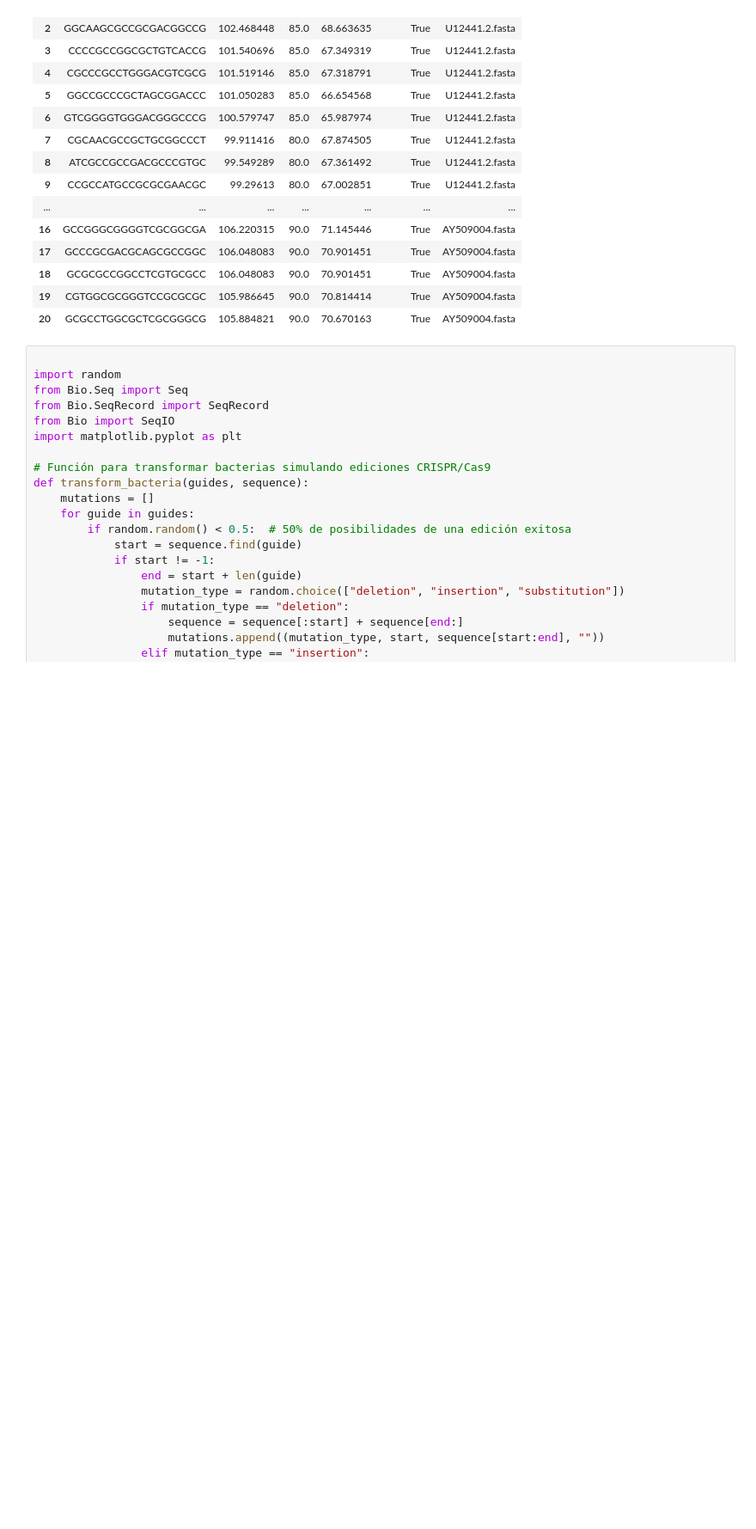
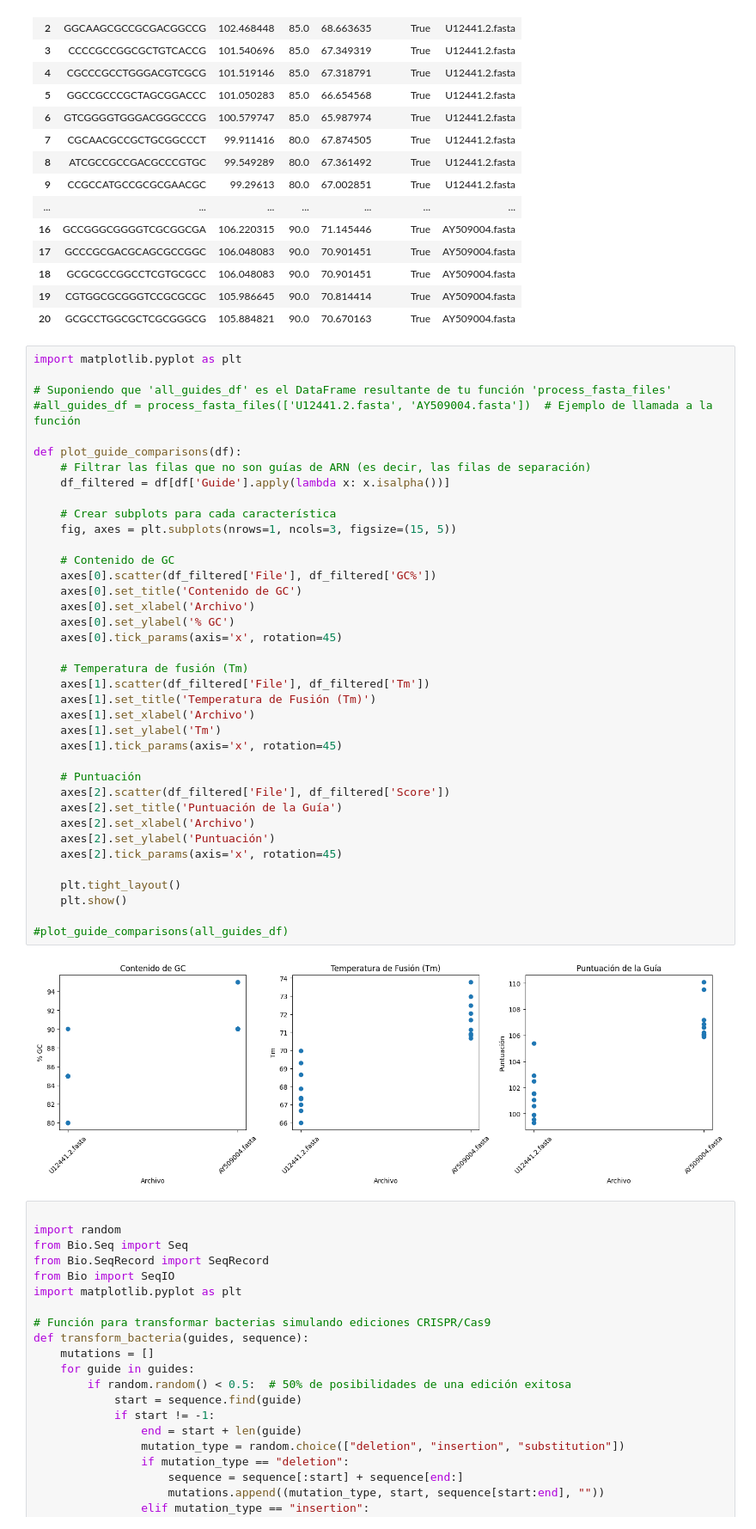
Before and after one commit to olishewanella/master, a Jupyter notebook: GuiasShewanella.ipynb, the cells around one changed output. Shown at 86% size. Cells and saved outputs as stored; diff of their text form; blank space fills up the shorter version.

```diff
--- a/GuiasShewanella.ipynb
+++ b/GuiasShewanella.ipynb
@@ -189,6 +189,46 @@ def process_fasta_files(file_list):
 | 18 | GCGCGCCGGCCTCGTGCGCC | 106.048083 | 90.0 | 70.901451 | True | AY509004.fasta |
 | 19 | CGTGGCGCGGGTCCGCGCGC | 105.986645 | 90.0 | 70.814414 | True | AY509004.fasta |
 | 20 | GCGCCTGGCGCTCGCGGGCG | 105.884821 | 90.0 | 70.670163 | True | AY509004.fasta |
+# %%
+import matplotlib.pyplot as plt
+
+# Suponiendo que 'all_guides_df' es el DataFrame resultante de tu función 'process_fasta_files'
+#all_guides_df = process_fasta_files(['U12441.2.fasta', 'AY509004.fasta'])  # Ejemplo de llamada a la función
+
+def plot_guide_comparisons(df):
+    # Filtrar las filas que no son guías de ARN (es decir, las filas de separación)
+    df_filtered = df[df['Guide'].apply(lambda x: x.isalpha())]
+
+    # Crear subplots para cada característica
+    fig, axes = plt.subplots(nrows=1, ncols=3, figsize=(15, 5))
+
+    # Contenido de GC
+    axes[0].scatter(df_filtered['File'], df_filtered['GC%'])
+    axes[0].set_title('Contenido de GC')
+    axes[0].set_xlabel('Archivo')
+    axes[0].set_ylabel('% GC')
+    axes[0].tick_params(axis='x', rotation=45)
+
+    # Temperatura de fusión (Tm)
+    axes[1].scatter(df_filtered['File'], df_filtered['Tm'])
+    axes[1].set_title('Temperatura de Fusión (Tm)')
+    axes[1].set_xlabel('Archivo')
+    axes[1].set_ylabel('Tm')
+    axes[1].tick_params(axis='x', rotation=45)
+
+    # Puntuación
+    axes[2].scatter(df_filtered['File'], df_filtered['Score'])
+    axes[2].set_title('Puntuación de la Guía')
+    axes[2].set_xlabel('Archivo')
+    axes[2].set_ylabel('Puntuación')
+    axes[2].tick_params(axis='x', rotation=45)
+
+    plt.tight_layout()
+    plt.show()
+
+#plot_guide_comparisons(all_guides_df)
+# %% [output]
+[figure, added]
 # %%
 
 import random
```
